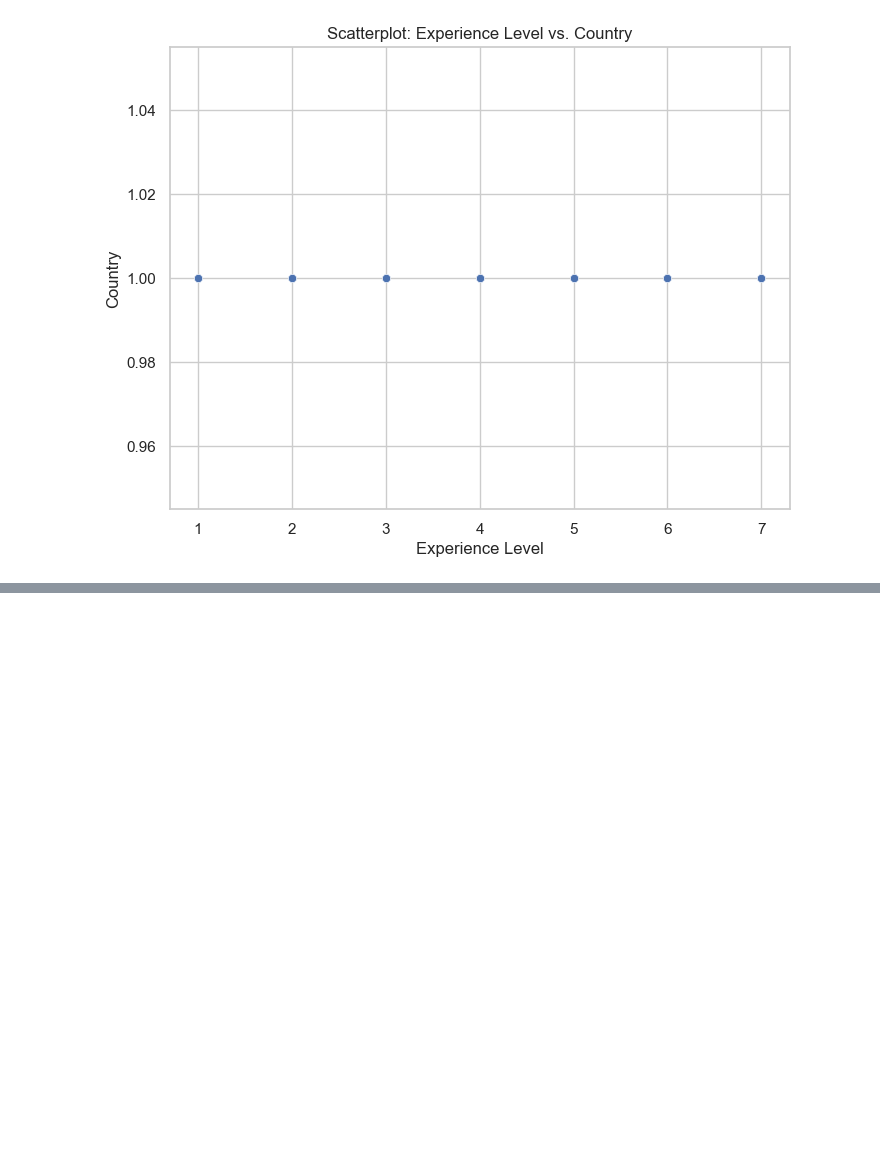
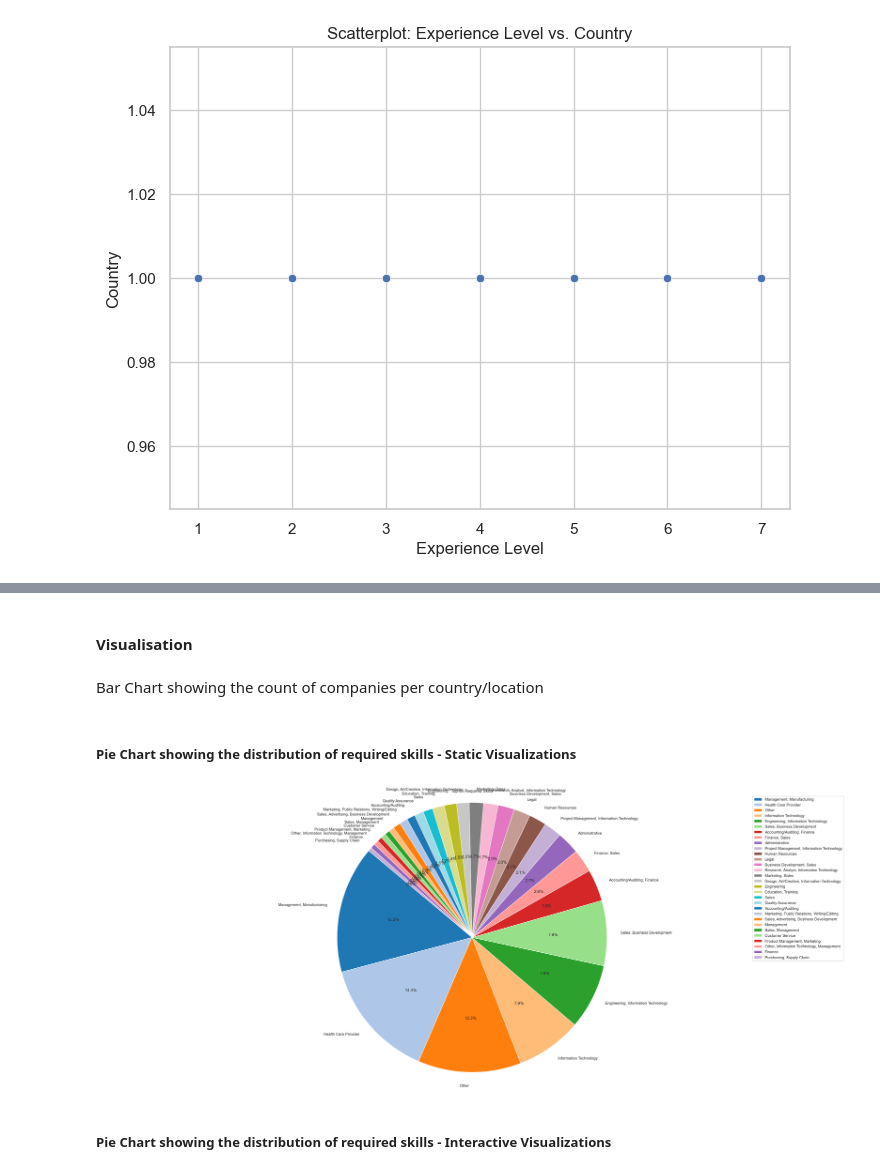
Before and after one commit to FlorianHalimi/LinkedIn-Job-Analysis-Data-Preprocessing-Visualization, a Jupyter notebook: data_preprocessing.ipynb, the cells around one changed output, grey strips where cells are left out. Saved outputs shown, nothing was run; the diff lists cells and outputs as text; code cells hidden in the pictures; blank space fills up the shorter version.

Commit message:
Static Visualisation
Co-Authored-By: Blina Smailaj <74669741+blinasmailaj@users.noreply.github.com>

```diff
--- a/data_preprocessing.ipynb
+++ b/data_preprocessing.ipynb
@@ -1134,0 +1137,4 @@ cleaned_data.to_csv('data_preprocessed/preprocessed_data.csv', index=False)
+# %% [markdown]
+#### Visualisation
+# %% [markdown]
+Bar Chart showing the count of companies per country/location
@@ -1134,0 +1159,19 @@ cleaned_data.to_csv('data_preprocessed/preprocessed_data.csv', index=False)
+# %% [markdown]
+##### Pie Chart showing the distribution of required skills - Static Visualizations
+# %%
+# Count of required skills
+required_skills_count = cleaned_data['required_skill'].value_counts().head(30)
+
+# Plotting the pie chart
+plt.figure(figsize=(30, 12))
+required_skills_count.plot(kind='pie', autopct='%1.1f%%', startangle=140, colors=plt.cm.tab20.colors)
+plt.title('Top 30 Required Skills')
+plt.ylabel('')
+plt.axis('equal')  # Equal aspect ratio ensures that pie is drawn as a circle
+plt.legend(required_skills_count.index, loc='best')
+plt.tight_layout()
+plt.show()
+# %% [output]
+[figure, added]
+# %% [markdown]
+##### Pie Chart showing the distribution of required skills - Interactive Visualizations
```
Also changed, not shown: parts of 18 cells of this notebook.
